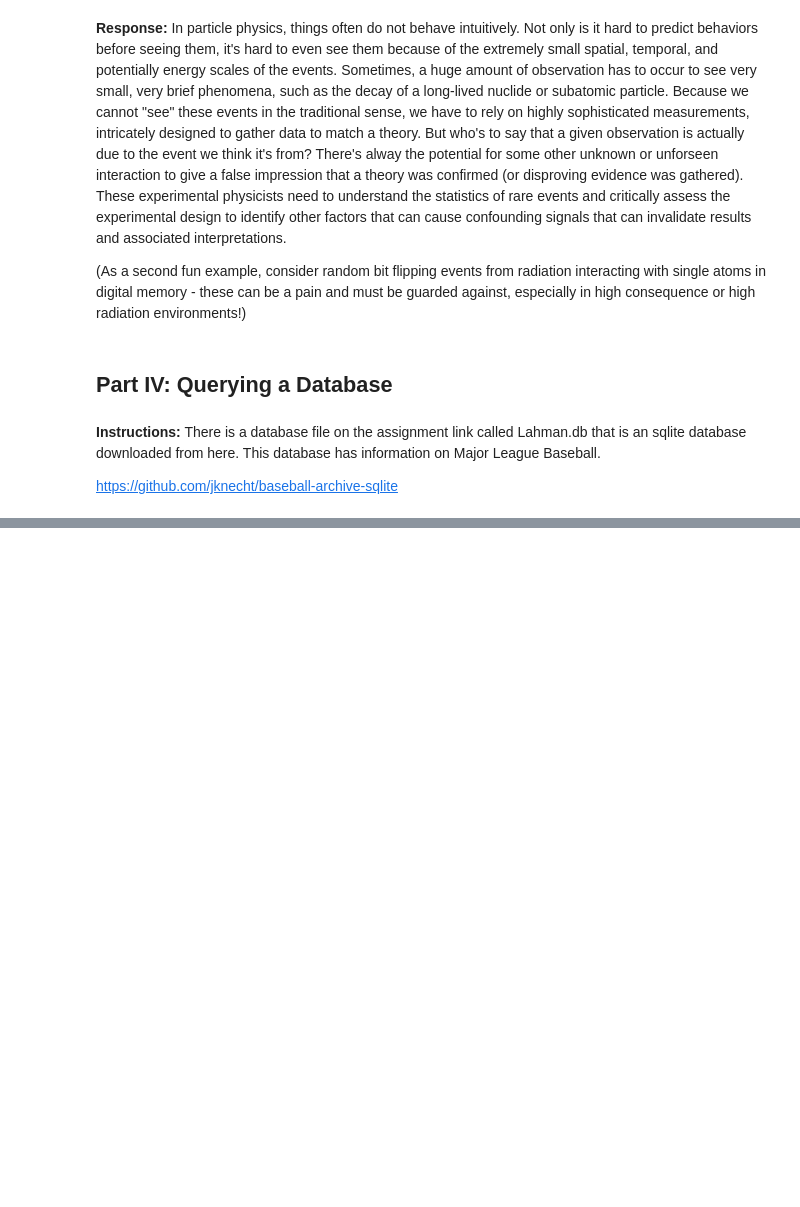
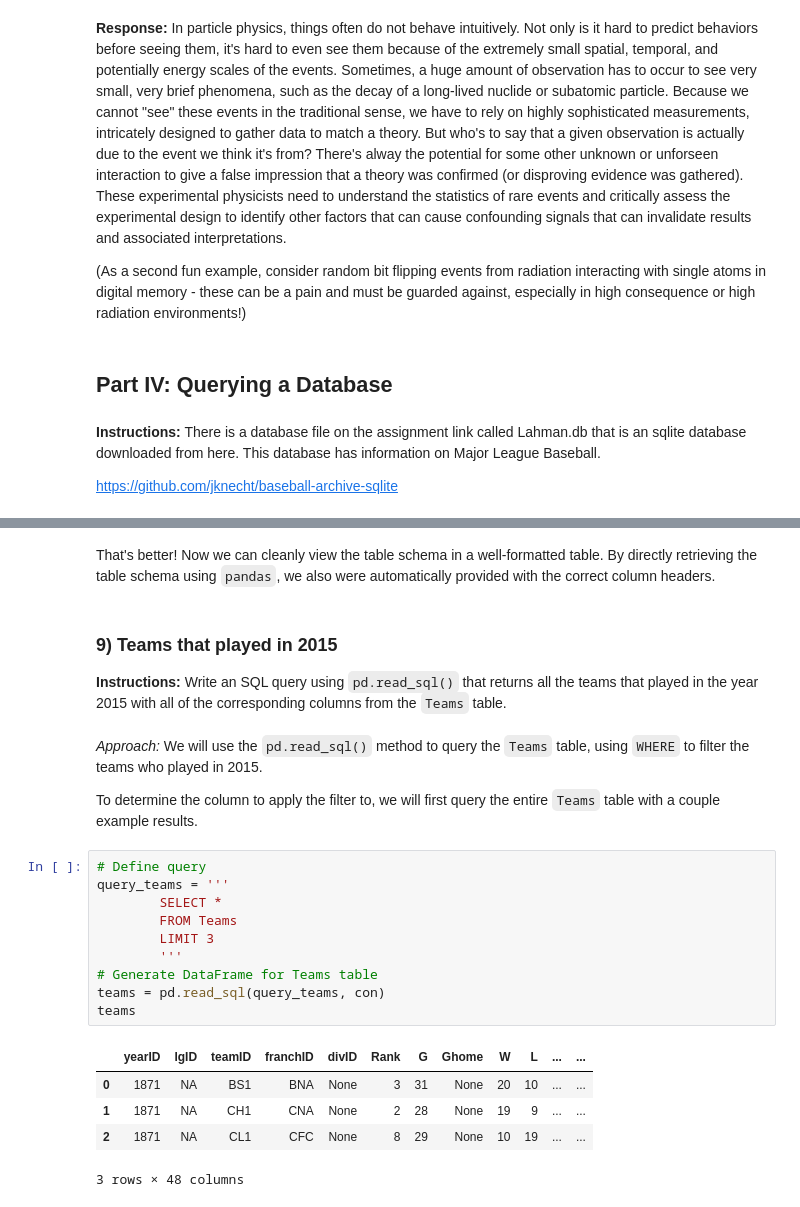
Before and after one commit to trevorlillywhite/HW5_ST554_Trevor_Lillywhite, a Jupyter notebook: HW_5_ST_554_Trevor_Lillywhite.ipynb, the cells around one changed output, grey strips where cells are left out. Saved outputs shown, nothing was run; the diff lists cells and outputs as text; blank space fills up the shorter version.

```diff
--- a/HW_5_ST_554_Trevor_Lillywhite.ipynb
+++ b/HW_5_ST_554_Trevor_Lillywhite.ipynb
@@ -333,0 +375,25 @@ _Approach:_
+# %% [markdown]
+That's better! Now we can cleanly view the table schema in a well-formatted table. By directly retrieving the table schema using `pandas`, we also were automatically provided with the correct column headers.
+# %% [markdown]
+### 9) Teams that played in 2015
+**Instructions:** Write an SQL query using `pd.read_sql()` that returns all the teams that played in the year 2015 with all of the corresponding columns from the `Teams` table.
+# %% [markdown]
+_Approach:_ We will use the `pd.read_sql()` method to query the `Teams` table, using `WHERE` to filter the teams who played in 2015.
+
+To determine the column to apply the filter to, we will first query the entire `Teams` table with a couple example results.
+# %%
+# Define query
+query_teams = '''
+        SELECT *
+        FROM Teams
+        LIMIT 3
+        '''
+# Generate DataFrame for Teams table
+teams = pd.read_sql(query_teams, con)
+teams
+# %% [output]
+|  | yearID | lgID | teamID | franchID | divID | Rank | G | Ghome | W | L | ... | ... |
+| 0 | 1871 | NA | BS1 | BNA | None | 3 | 31 | None | 20 | 10 | ... | ... |
+| 1 | 1871 | NA | CH1 | CNA | None | 2 | 28 | None | 19 | 9 | ... | ... |
+| 2 | 1871 | NA | CL1 | CFC | None | 8 | 29 | None | 10 | 19 | ... | ... |
+3 rows × 48 columns
```
Also changed, not shown: parts of 52 cells of this notebook.
